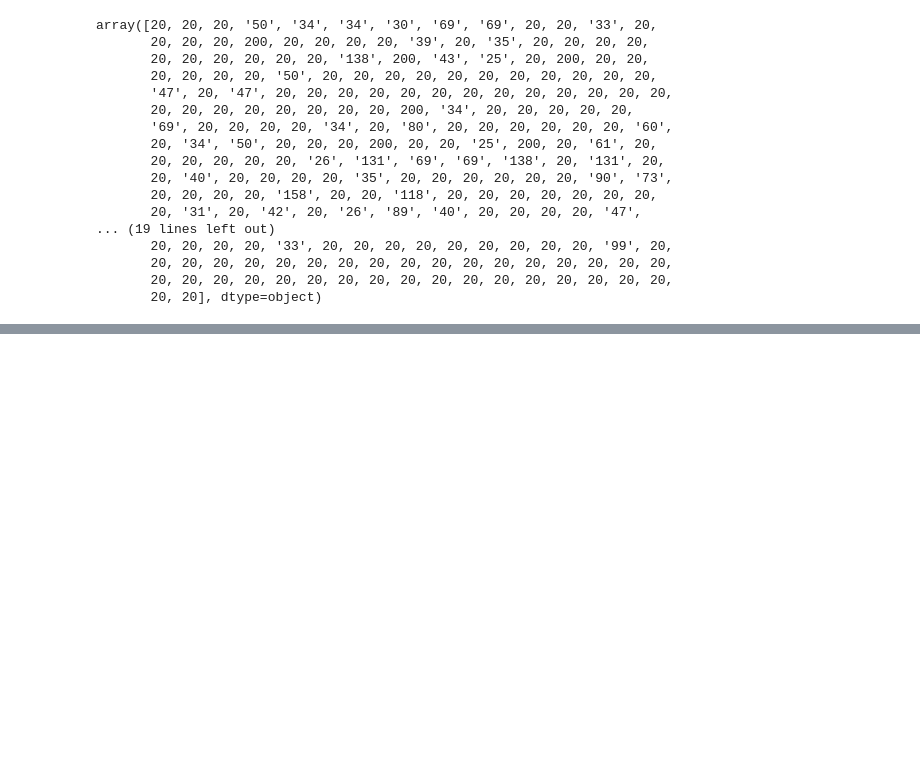
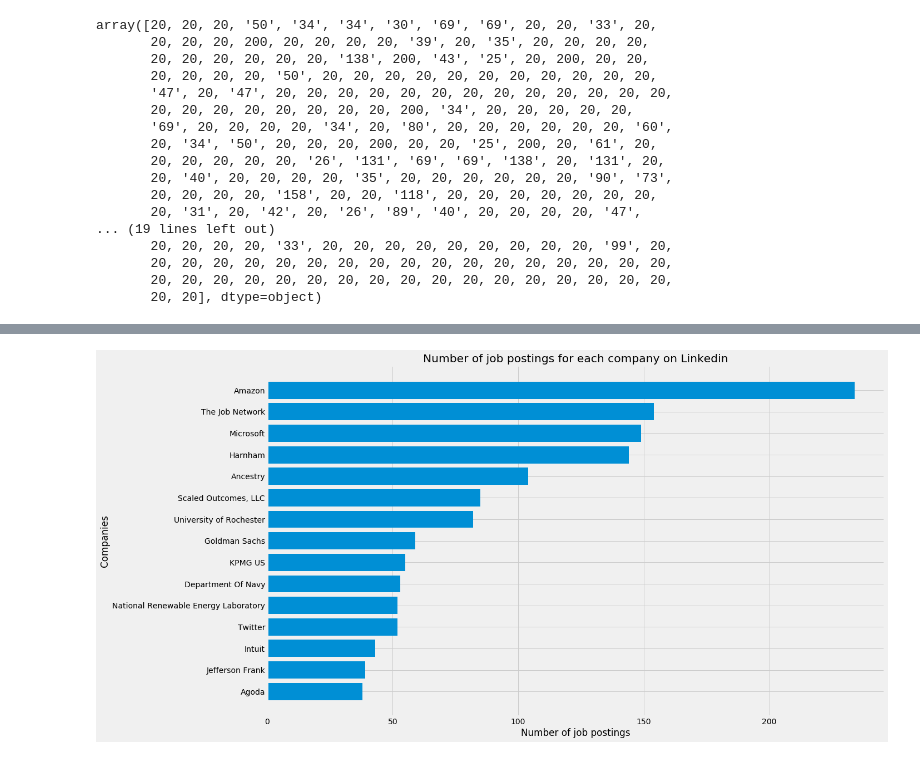
Before and after one commit to Joshmantova/Data_science_job_market_analysis_project, a Jupyter notebook: notebooks/analysis_exploration2.ipynb, the cells around one changed output, grey strips where cells are left out. Drawn from its saved outputs; the diff is of its cells as text; code cells hidden in the pictures; blank space fills up the shorter version.

```diff
--- a/notebooks/analysis_exploration2.ipynb
+++ b/notebooks/analysis_exploration2.ipynb
@@ -320,3 +321,6 @@ array([20, 20, 20, '50', '34', '34', '30', '69', '69', 20, 20, '33', 20,
        20, 20, 20, 20, 20, 20, 20, 20, 20, 20, 20, 20, 20, 20, 20, 20, 20,
        20, 20, 20, 20, 20, 20, 20, 20, 20, 20, 20, 20, 20, 20, 20, 20, 20,
        20, 20], dtype=object)
+# %%
+df_all = pd.read_csv('../Datasets/df_all_linkedin.csv')
+df_all['State']
@@ -322,0 +354,17 @@ array([20, 20, 20, '50', '34', '34', '30', '69', '69', 20, 20, '33', 20,
+# %%
+companies = df_all['Company'].value_counts().index[:15]
+companies = companies[::-1]
+
+jobs = df_all['Company'].value_counts().values[:15]
+jobs = jobs[::-1]
+
+fig, ax = plt.subplots(figsize=(20,10))
+
+ax.barh(companies, jobs)
+
+ax.set_xlabel('Number of job postings')
+ax.set_ylabel('Companies')
+ax.set_title('Number of job postings for each company on Linkedin')
+plt.tight_layout();
+# %% [output]
+[figure, added]
```
Also changed, not shown: parts of 13 cells of this notebook, 4 other files.
